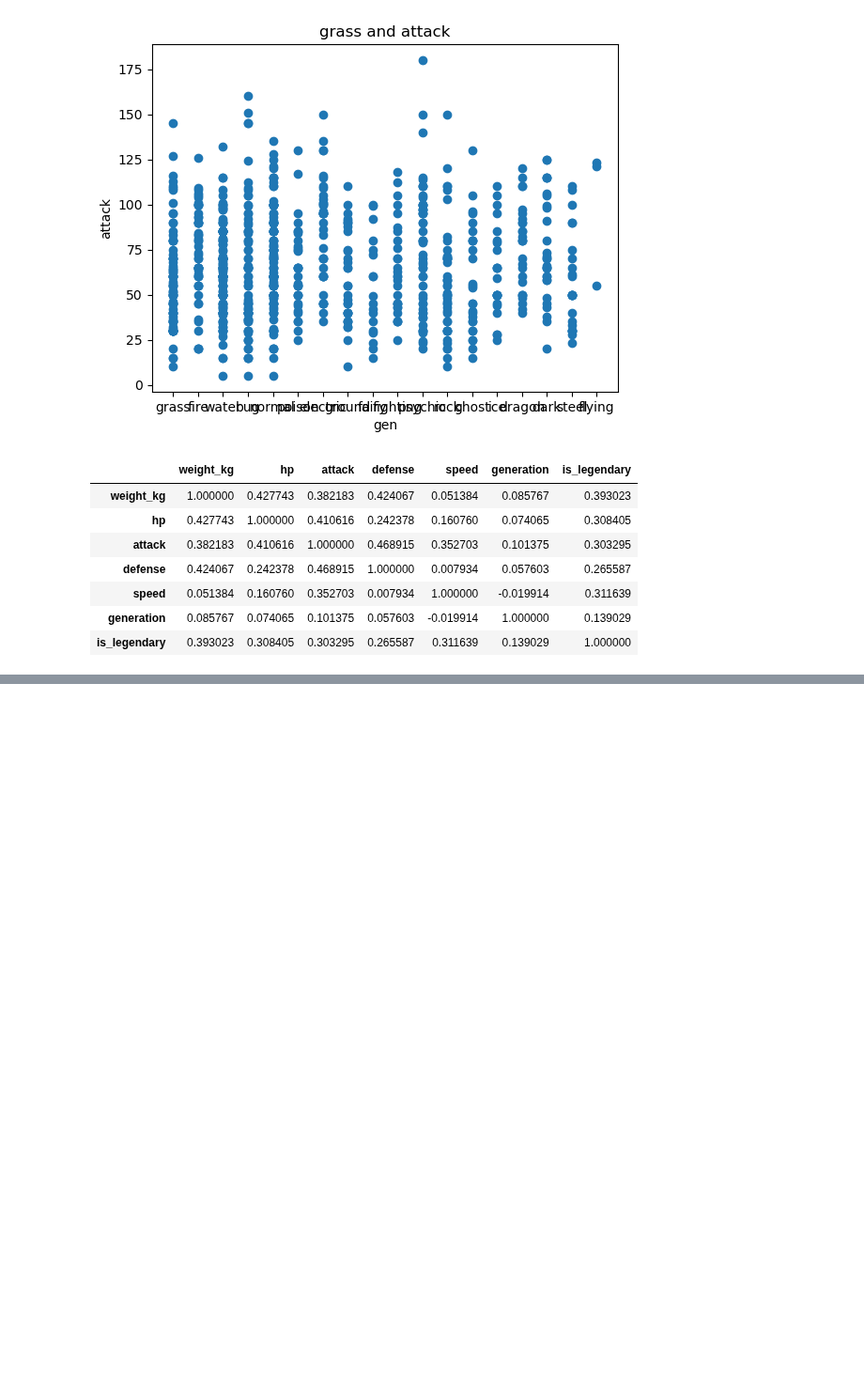
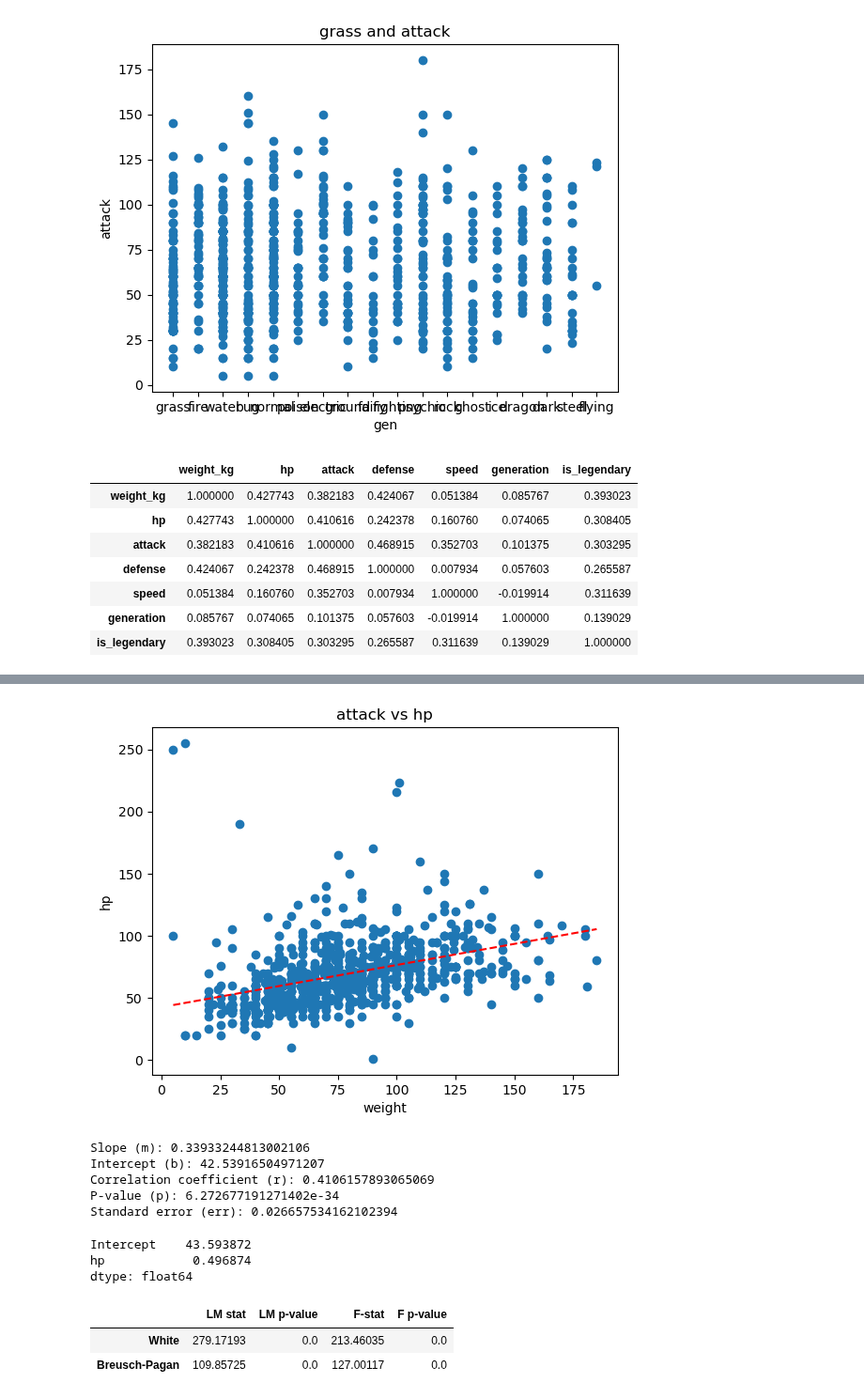
Before and after one commit to DanLightner/BUSA321, a Jupyter notebook: BUSA321/pokemon_dataset.ipynb, the cells around one changed output, grey strips where cells are left out. Shown at 94% size. Saved outputs shown, nothing was run; the diff lists cells and outputs as text; code cells hidden in the pictures; blank space fills up the shorter version.

```diff
--- a/BUSA321/pokemon_dataset.ipynb
+++ b/BUSA321/pokemon_dataset.ipynb
@@ -135,0 +211,75 @@ df_numeric.corr()
+# %%
+import numpy as np
+import matplotlib.pyplot as plt
+from scipy import stats
+
+# Scatter plot for defense and attack
+plt.scatter(df['attack'], df['hp'])
+plt.title('attack vs hp')  # Adjusted to fit the data
+plt.xlabel('weight')
+plt.ylabel('hp')
+
+# Perform linear regression
+m, b, r, p, err = stats.linregress(df['attack'], df['hp'])
+
+# Save the defense and attack columns to variables
+Defense = df['attack']
+Attack = df['hp']
+
+# Get the minimum and maximum values for the defense column
+numMAX = Defense.max()
+numMIN = Defense.min()
+
+# Generate x values for the regression line within the range of defense values
+xAXIS = np.linspace(numMIN, numMAX, 100)
+
+# Plot the regression line
+plt.plot(xAXIS, m * xAXIS + b, "r--")
+plt.show()
+
+# Print out the linear regression stats
+print(f"Slope (m): {m}")
+print(f"Intercept (b): {b}")
+print(f"Correlation coefficient (r): {r}")
+print(f"P-value (p): {p}")
+print(f"Standard error (err): {err}")
+# %% [output]
+[figure, added]
+Slope (m): 0.33933244813002106
+Intercept (b): 42.53916504971207
+Correlation coefficient (r): 0.4106157893065069
+P-value (p): 6.272677191271402e-34
+Standard error (err): 0.026657534162102394
+# %%
+from statsmodels.stats.diagnostic import het_breuschpagan
+from statsmodels.stats.diagnostic import het_white
+import pandas as pd
+import statsmodels.api as sm
+from statsmodels.formula.api import ols
+
+# This is a different way of calculating our regression model
+# This has all sorts of stats included, like RESIDUALS, which we will use in our tests below
+model = ols(formula='attack~hp', data=df).fit()
+
+# We saved the linear regression model as 'model'
+# One of our options to view are the parameters, using the following code
+model.params
+# %% [output]
+Intercept    43.593872
+hp            0.496874
+dtype: float64
+# %%
+# Use the above 'model', but the residuals, etc., and plug-and-chug
+white_test = het_white(model.resid,  model.model.exog)
+bp_test = het_breuschpagan(model.resid, model.model.exog)
+
+output_df = pd.DataFrame(columns=['LM stat', 'LM p-value', 'F-stat', 'F p-value'])
+output_df.loc['White'] = white_test
+output_df.loc['Breusch-Pagan'] = bp_test
+
+# Round to 5 decimal places
+output_df.round(5)
+# %% [output]
+|  | LM stat | LM p-value | F-stat | F p-value |
+| White | 279.17193 | 0.0 | 213.46035 | 0.0 |
+| Breusch-Pagan | 109.85725 | 0.0 | 127.00117 | 0.0 |
```
Also changed, not shown: parts of 3 cells of this notebook, 1 other file.
